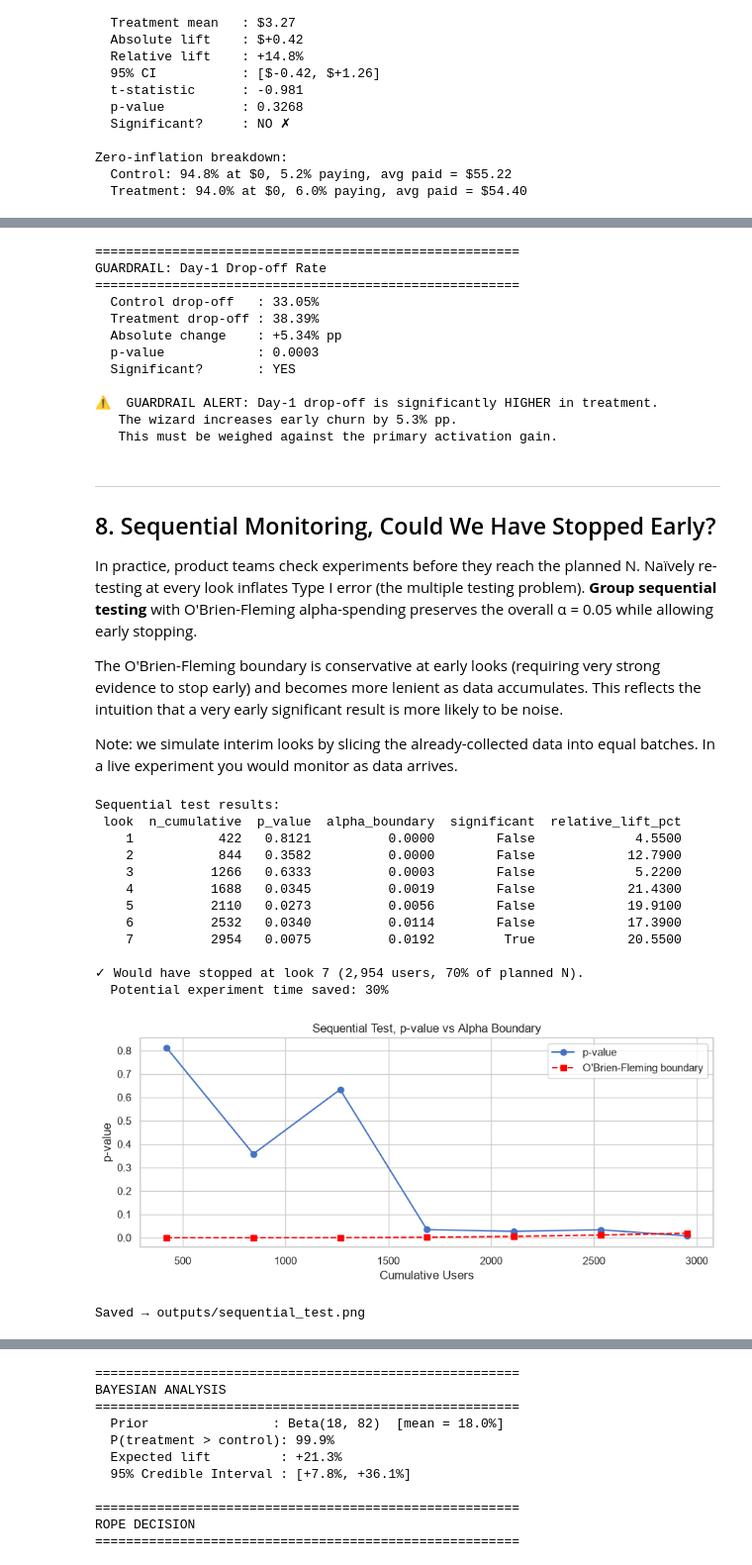
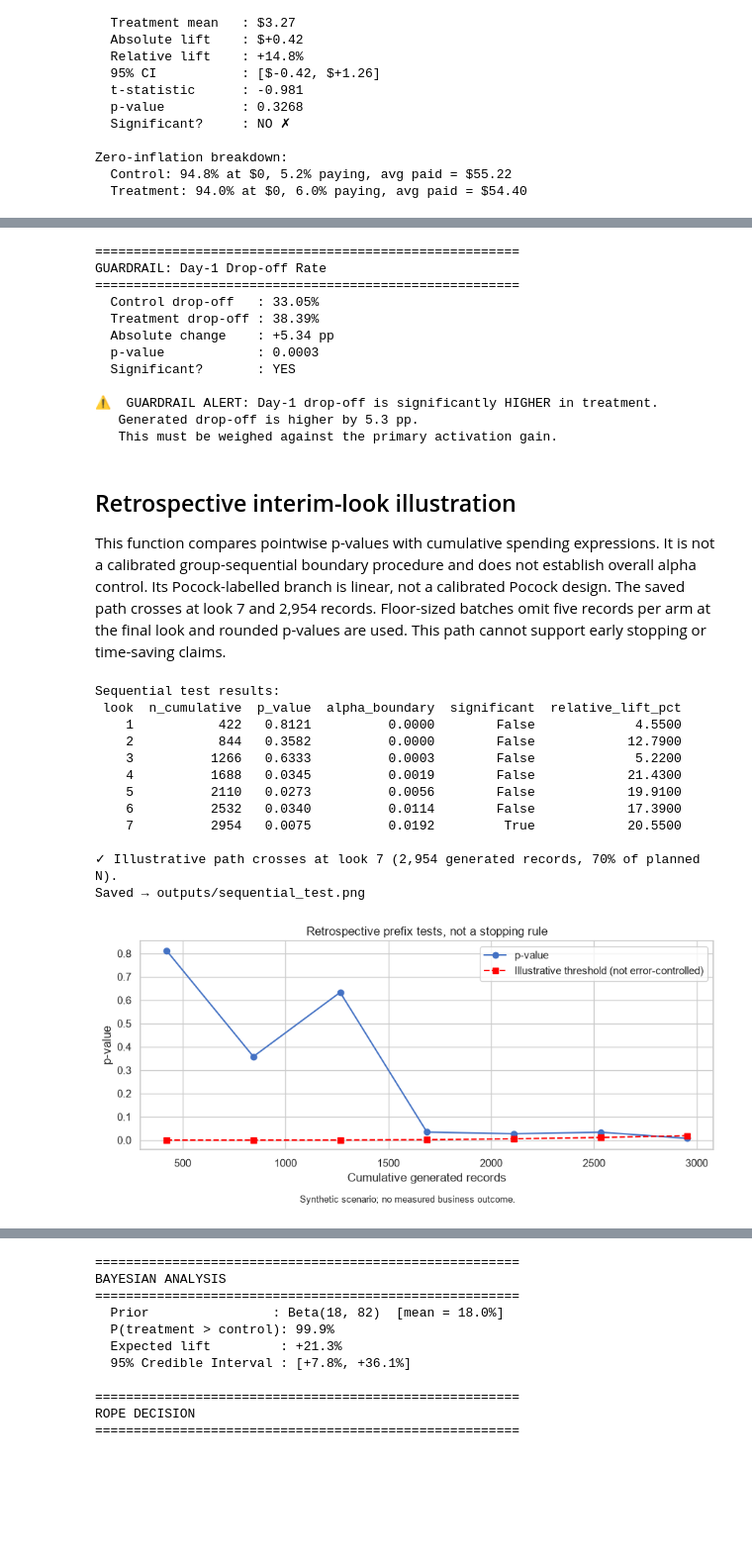
Before and after one commit to jesco-tan/ab-test-framework, a Jupyter notebook: notebooks/ab_test_walkthrough.ipynb, the cells around one changed output, grey strips where cells are left out. Shown at 99% size. Cells and saved outputs as stored; diff of their text form; code cells hidden in the pictures; blank space fills up the shorter version.

Commit message:
Correct experiment reporting and generator baseline handling

```diff
--- a/notebooks/ab_test_walkthrough.ipynb
+++ b/notebooks/ab_test_walkthrough.ipynb
@@ -432,79 +386,70 @@ print("GUARDRAIL: Day-1 Drop-off Rate")
 print("=" * 55)
 print(f"  Control drop-off   : {guardrail_result['control_mean']:.2%}")
 print(f"  Treatment drop-off : {guardrail_result['treatment_mean']:.2%}")
-print(f"  Absolute change    : {guardrail_result['absolute_lift']:+.2%} pp")
+print(f"  Absolute change    : {guardrail_result['absolute_lift']*100:+.2f} pp")
 print(f"  p-value            : {guardrail_result['p_value']:.4f}")
 print(f"  Significant?       : {'YES' if guardrail_result['significant'] else 'NO'}")
 print()
 
 if guardrail_result['significant'] and guardrail_result['absolute_lift'] > 0:
     print("⚠️  GUARDRAIL ALERT: Day-1 drop-off is significantly HIGHER in treatment.")
-    print(f"   The wizard increases early churn by {guardrail_result['absolute_lift']:.1%} pp.")
+    print(f"   Generated drop-off is higher by {guardrail_result['absolute_lift']*100:.1f} pp.")
     print("   This must be weighed against the primary activation gain.")
 else:
-    print("✓  Guardrail is safe: no significant increase in day-1 drop-off.")
+    print("✓  No significant increase detected; this does not establish safety.")
 # %% [output]
 =======================================================
 GUARDRAIL: Day-1 Drop-off Rate
 =======================================================
   Control drop-off   : 33.05%
   Treatment drop-off : 38.39%
-  Absolute change    : +5.34% pp
+  Absolute change    : +5.34 pp
   p-value            : 0.0003
   Significant?       : YES
 
 ⚠️  GUARDRAIL ALERT: Day-1 drop-off is significantly HIGHER in treatment.
-   The wizard increases early churn by 5.3% pp.
+   Generated drop-off is higher by 5.3 pp.
    This must be weighed against the primary activation gain.
 # %% [markdown]
----
-## 8. Sequential Monitoring, Could We Have Stopped Early?
+## Retrospective interim-look illustration
 
-In practice, product teams check experiments before they reach the planned N. Naïvely re-testing at every look inflates Type I error (the multiple testing problem). **Group sequential testing** with O'Brien-Fleming alpha-spending preserves the overall α = 0.05 while allowing early stopping.
-
-The O'Brien-Fleming boundary is conservative at early looks (requiring very strong evidence to stop early) and becomes more lenient as data accumulates. This reflects the intuition that a very early significant result is more likely to be noise.
-
-Note: we simulate interim looks by slicing the already-collected data into equal batches. In a live experiment you would monitor as data arrives.
+This function compares pointwise p-values with cumulative spending expressions. It is not a calibrated group-sequential boundary procedure and does not establish overall alpha control. Its Pocock-labelled branch is linear, not a calibrated Pocock design. The saved path crosses at look 7 and 2,954 records. Floor-sized batches omit five records per arm at the final look and rounded p-values are used. This path cannot support early stopping or time-saving claims.
 # %%
 seq_df = sequential_test(
     ctrl['activated'].reset_index(drop=True),
     trt['activated'].reset_index(drop=True),
     max_looks=seq['max_looks'],
     alpha=exp['alpha'],
     spending_fn=seq['alpha_spending'],
 )
 
 print("Sequential test results:")
 print(seq_df.to_string(index=False))
 print()
 
 if seq_df['significant'].any():
     stop_look = seq_df[seq_df['significant']].iloc[0]
-    print(f"✓ Would have stopped at look {int(stop_look['look'])} "
-          f"({int(stop_look['n_cumulative']):,} users, "
+    print(f"✓ Illustrative path crosses at look {int(stop_look['look'])} "
+          f"({int(stop_look['n_cumulative']):,} generated records, "
           f"{int(stop_look['n_cumulative'])/n_users*100:.0f}% of planned N).")
-    savings = 1 - stop_look['n_cumulative'] / n_users
-    if savings > 0:
-        print(f"  Potential experiment time saved: {savings:.0%}")
 else:
-    print("Did not cross the alpha boundary before planned N.")
+    print("Did not cross the illustrative threshold. No repeated-testing guarantee.")
 
 fig = plot_sequential_path(seq_df, save_path=OUTPUTS / 'sequential_test.png')
 plt.show()
 print("Saved → outputs/sequential_test.png")
 # %% [output]
 Sequential test results:
  look  n_cumulative  p_value  alpha_boundary  significant  relative_lift_pct
     1           422   0.8121          0.0000        False             4.5500
     2           844   0.3582          0.0000        False            12.7900
     3          1266   0.6333          0.0003        False             5.2200
     4          1688   0.0345          0.0019        False            21.4300
     5          2110   0.0273          0.0056        False            19.9100
     6          2532   0.0340          0.0114        False            17.3900
     7          2954   0.0075          0.0192         True            20.5500
 
-✓ Would have stopped at look 7 (2,954 users, 70% of planned N).
-  Potential experiment time saved: 30%
+✓ Illustrative path crosses at look 7 (2,954 generated records, 70% of planned N).
+Saved → outputs/sequential_test.png
-[figure, old version]
+[figure, new version]
-Saved → outputs/sequential_test.png
 # %% [markdown]
```
Also changed, not shown: parts of 24 cells of this notebook, 22 other files.
